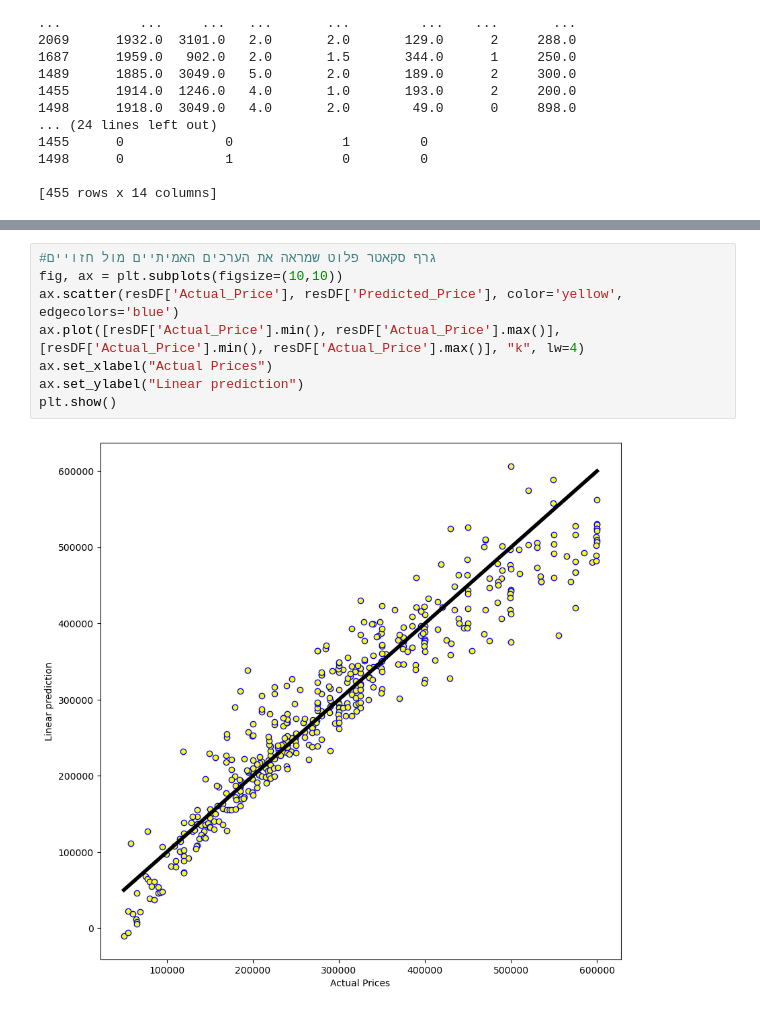
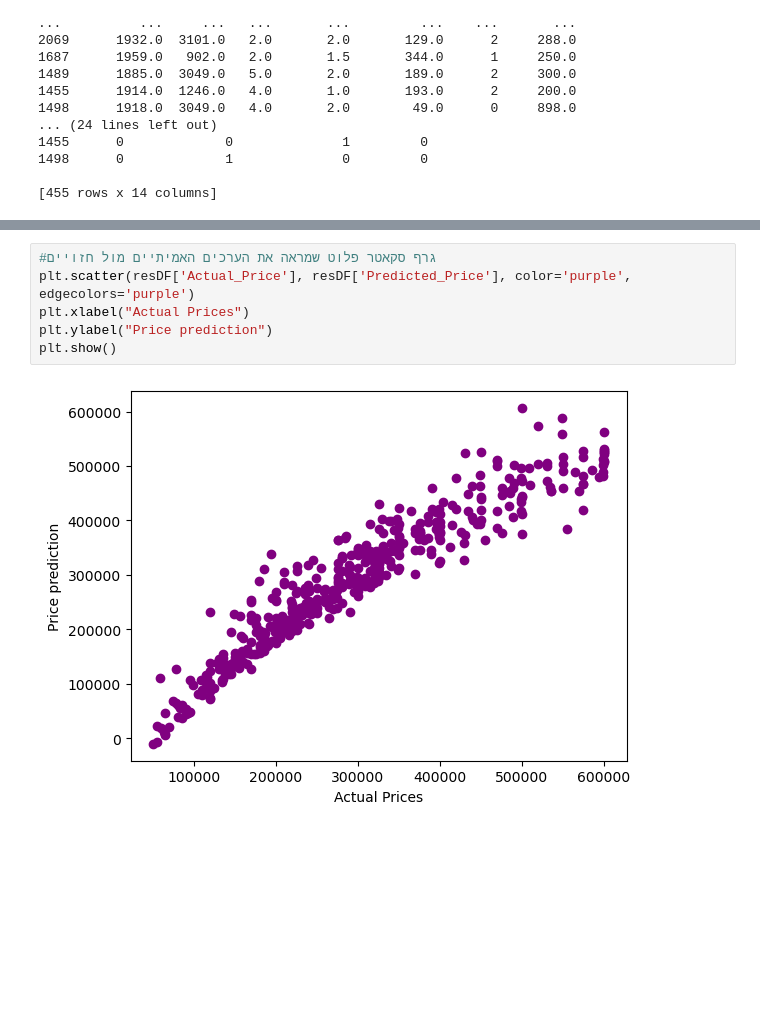
Before and after one commit to yakir0391/Apartments-Predict, a Jupyter notebook: machine learning.ipynb, the cells around one changed output, grey strips where cells are left out. Cells and saved outputs as stored; diff of their text form; blank space fills up the shorter version.

```diff
--- a/machine learning.ipynb
+++ b/machine learning.ipynb
@@ -125,10 +167,8 @@ print(X_test)
 # %%
 #גרף סקאטר פלוט שמראה את הערכים האמיתיים מול חזויים
-fig, ax = plt.subplots(figsize=(10,10))
-ax.scatter(resDF['Actual_Price'], resDF['Predicted_Price'], color='yellow', edgecolors='blue')
-ax.plot([resDF['Actual_Price'].min(), resDF['Actual_Price'].max()], [resDF['Actual_Price'].min(), resDF['Actual_Price'].max()], "k", lw=4)
-ax.set_xlabel("Actual Prices")
-ax.set_ylabel("Linear prediction")
+plt.scatter(resDF['Actual_Price'], resDF['Predicted_Price'], color='purple', edgecolors='purple')
+plt.xlabel("Actual Prices")
+plt.ylabel("Price prediction")
 plt.show()
 # %% [output]
-[figure, old version]
+[figure, new version]
```
Also changed, not shown: parts of 4 cells of this notebook.
